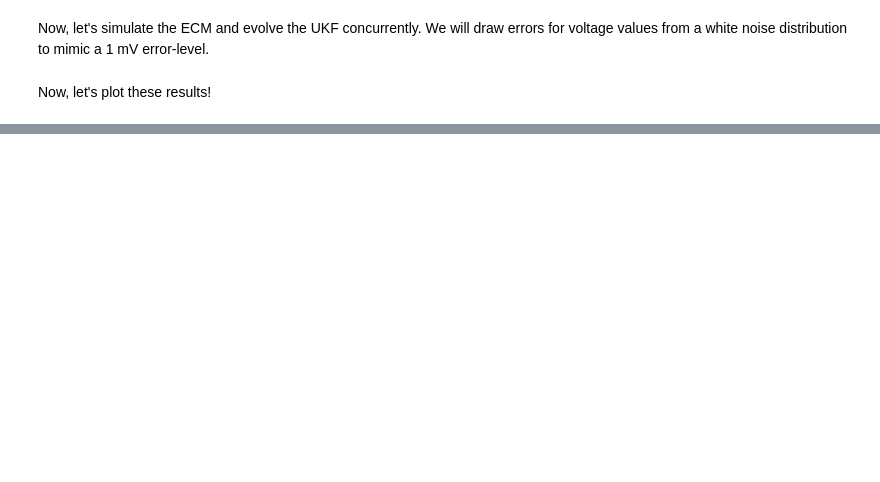
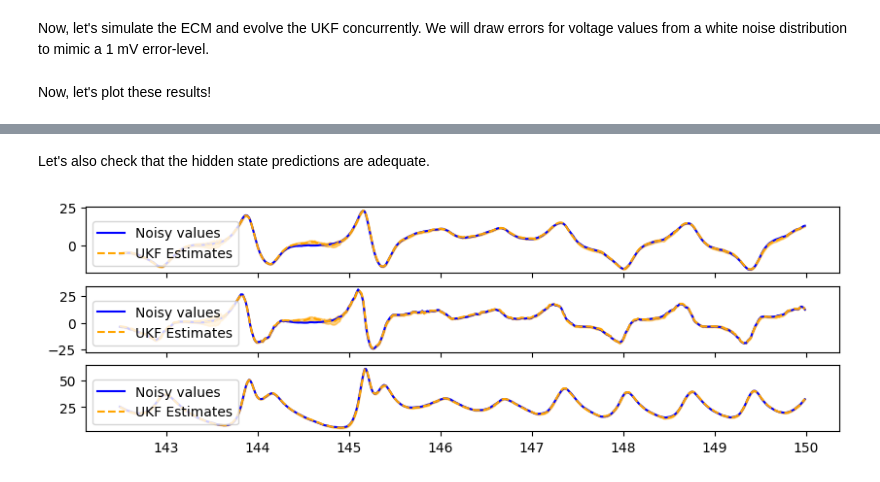
Before and after one commit to ROVI-org/auto-soh, a Jupyter notebook: notebooks/demonstrate_ukf.ipynb, the cells around one changed output, grey strips where cells are left out. Cells and saved outputs as stored; diff of their text form; code cells hidden in the pictures; blank space fills up the shorter version.

```diff
--- a/notebooks/demonstrate_ukf.ipynb
+++ b/notebooks/demonstrate_ukf.ipynb
@@ -271,0 +477,31 @@ _ = ax[2].set_xlabel('Time [hr]')
+# %% [markdown]
+Let's also check that the hidden state predictions are adequate.
+# %%
+# Getting relevant values
+ukf_x = np.array([hid.mean[0] for hid in ukf_values['state']])
+ukf_y = np.array([hid.mean[1] for hid in ukf_values['state']])
+ukf_z = np.array([hid.mean[2] for hid in ukf_values['state']])
+ukf_x_std = np.sqrt(np.array([hid.covariance[0,0] for hid in ukf_values['state']]))
+ukf_y_std = np.sqrt(np.array([hid.covariance[1,1] for hid in ukf_values['state']]))
+ukf_z_std = np.sqrt(np.array([hid.covariance[2,2] for hid in ukf_values['state']]))
+ukf_plot = [[ukf_x, ukf_x_std], [ukf_y, ukf_y_std], [ukf_z, ukf_z_std]]
+
+fig, ax = plt.subplots(3, 1, figsize=(10,3), sharex='col')
+for i in range(3):
+    ax[i].plot(timestamps[-500:],
+               [hid.flatten()[i] for hid in noisy_values['state'][-500:]],
+               color='blue',
+               label='Noisy values')
+    ax[i].plot(timestamps[-500:],
+               ukf_plot[i][0][-500:],
+               color='orange',
+               linestyle='--',
+               label='UKF Estimates')
+    ax[i].fill_between(timestamps[-500:],
+                       (ukf_plot[i][0] + 2 * ukf_plot[i][1])[-500:],
+                       (ukf_plot[i][0] - 2 * ukf_plot[i][1])[-500:],
+                       color='orange',
+                       alpha=0.5)
+    ax[i].legend(loc='lower left')
+# %% [output]
+[figure, added]
```
Also changed, not shown: parts of 18 cells of this notebook.
